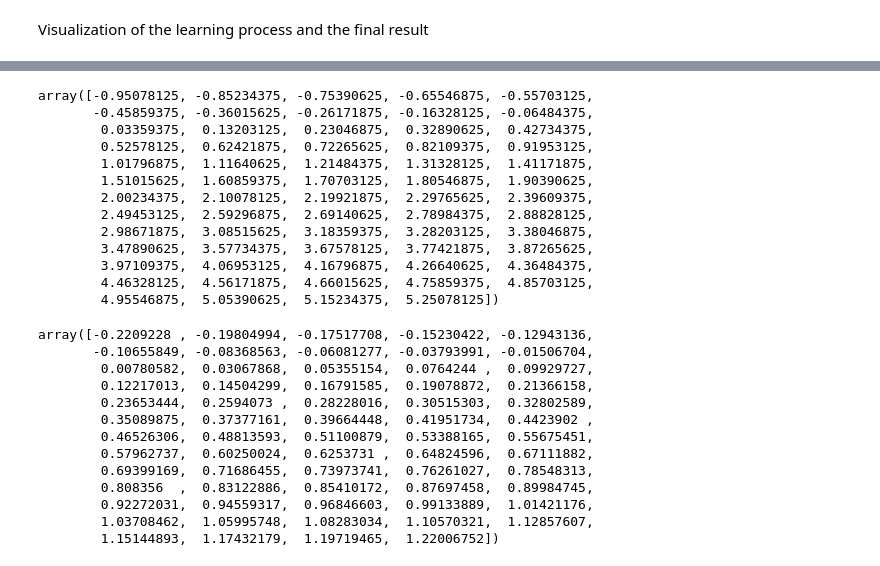
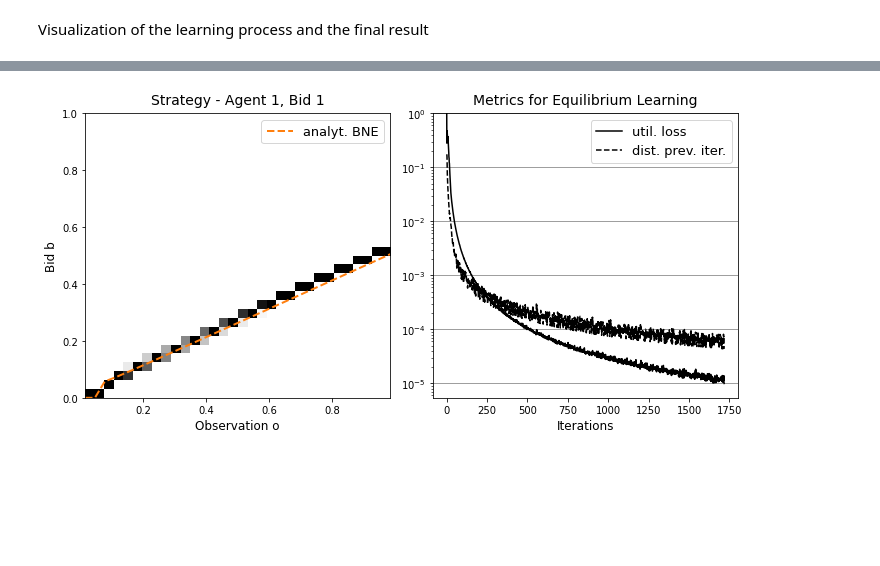
Before and after one commit to MOberlechner/soda, a Jupyter notebook: notebooks/examples/single_item_auction_roi.ipynb, the cells around one changed output, grey strips where cells are left out. Saved outputs shown, nothing was run; the diff lists cells and outputs as text; code cells hidden in the pictures; blank space fills up the shorter version.

```diff
--- a/notebooks/examples/single_item_auction_roi.ipynb
+++ b/notebooks/examples/single_item_auction_roi.ipynb
@@ -90,32 +61,0 @@ plt.imshow((gradient1-gradient2).T)
-# %%
-gradient1[:,10]
-# %% [output]
-array([-0.95078125, -0.85234375, -0.75390625, -0.65546875, -0.55703125,
-       -0.45859375, -0.36015625, -0.26171875, -0.16328125, -0.06484375,
-        0.03359375,  0.13203125,  0.23046875,  0.32890625,  0.42734375,
-        0.52578125,  0.62421875,  0.72265625,  0.82109375,  0.91953125,
-        1.01796875,  1.11640625,  1.21484375,  1.31328125,  1.41171875,
-        1.51015625,  1.60859375,  1.70703125,  1.80546875,  1.90390625,
-        2.00234375,  2.10078125,  2.19921875,  2.29765625,  2.39609375,
-        2.49453125,  2.59296875,  2.69140625,  2.78984375,  2.88828125,
-        2.98671875,  3.08515625,  3.18359375,  3.28203125,  3.38046875,
-        3.47890625,  3.57734375,  3.67578125,  3.77421875,  3.87265625,
-        3.97109375,  4.06953125,  4.16796875,  4.26640625,  4.36484375,
-        4.46328125,  4.56171875,  4.66015625,  4.75859375,  4.85703125,
-        4.95546875,  5.05390625,  5.15234375,  5.25078125])
-# %%
-gradient2[:,10]
-# %% [output]
-array([-0.2209228 , -0.19804994, -0.17517708, -0.15230422, -0.12943136,
-       -0.10655849, -0.08368563, -0.06081277, -0.03793991, -0.01506704,
-        0.00780582,  0.03067868,  0.05355154,  0.0764244 ,  0.09929727,
-        0.12217013,  0.14504299,  0.16791585,  0.19078872,  0.21366158,
-        0.23653444,  0.2594073 ,  0.28228016,  0.30515303,  0.32802589,
-        0.35089875,  0.37377161,  0.39664448,  0.41951734,  0.4423902 ,
-        0.46526306,  0.48813593,  0.51100879,  0.53388165,  0.55675451,
-        0.57962737,  0.60250024,  0.6253731 ,  0.64824596,  0.67111882,
-        0.69399169,  0.71686455,  0.73973741,  0.76261027,  0.78548313,
-        0.808356  ,  0.83122886,  0.85410172,  0.87697458,  0.89984745,
-        0.92272031,  0.94559317,  0.96846603,  0.99133889,  1.01421176,
-        1.03708462,  1.05995748,  1.08283034,  1.10570321,  1.12857607,
-        1.15144893,  1.17432179,  1.19719465,  1.22006752])
@@ -121,0 +64,5 @@ array([-0.2209228 , -0.19804994, -0.17517708, -0.15230422, -0.12943136,
+# %%
+bne = game.mechanism.get_bne('1', strategies['1'].o_discr)
+strategies['1'].plot(metrics=True, beta= bne)
+# %% [output]
+[figure, added]
```
Also changed, not shown: parts of 12 cells of this notebook, 1 other file.
